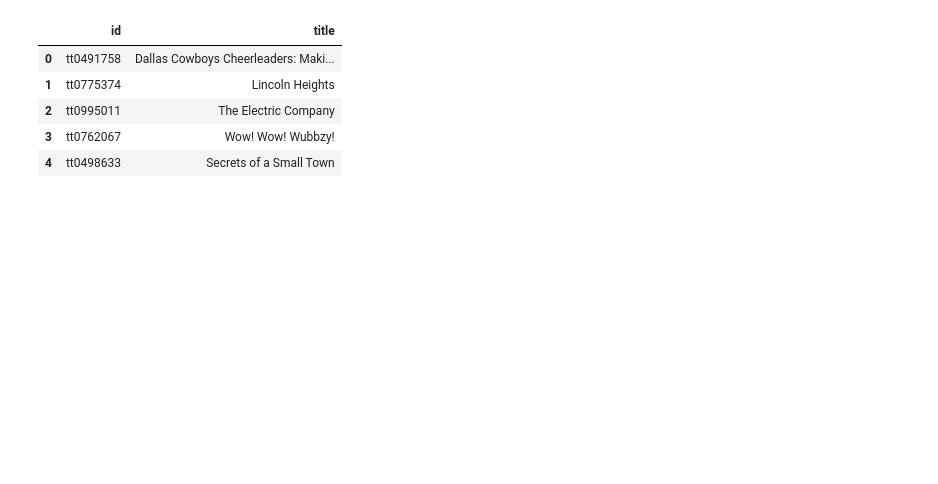
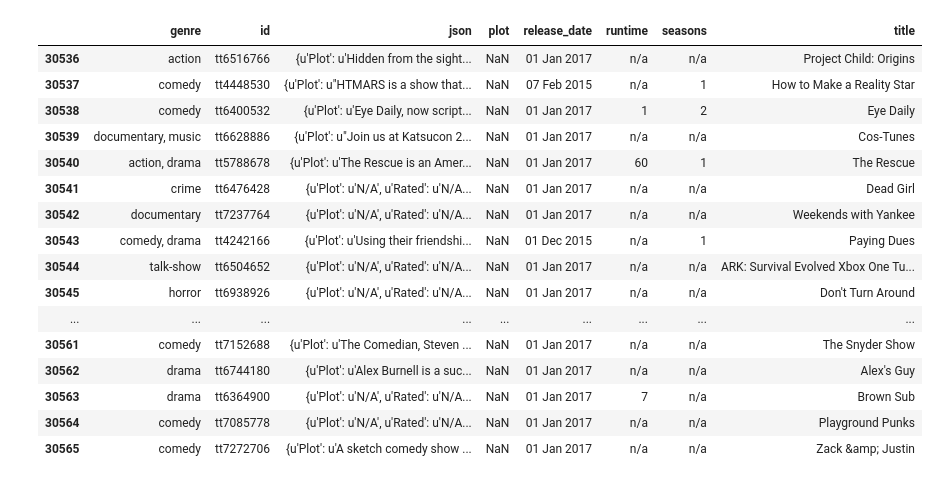
Before and after one commit to cgeppig/Will_My_Show_Get_Cancelled, a Jupyter notebook: new_data/new_data_acquisition.ipynb, the cells around one changed output. Drawn from its saved outputs; the diff is of its cells as text; code cells hidden in the pictures; blank space fills up the shorter version.

Commit message:
finished getting data from api, combined into one dataframe

```diff
--- a/new_data/new_data_acquisition.ipynb
+++ b/new_data/new_data_acquisition.ipynb
@@ -340,9 +444,20 @@ shows.shape
-# %%
-shows.head()
-# %% [output]
-|  | id | title |
-| 0 | tt0491758 | Dallas Cowboys Cheerleaders: Maki... |
-| 1 | tt0775374 | Lincoln Heights |
-| 2 | tt0995011 | The Electric Company |
-| 3 | tt0762067 | Wow! Wow! Wubbzy! |
-| 4 | tt0498633 | Secrets of a Small Town |
+# %%
+shows.tail(30)
+# %% [output]
+|  | genre | id | json | plot | release_date | runtime | seasons | title |
+| 30536 | action | tt6516766 | {u'Plot': u'Hidden from the sight... | NaN | 01 Jan 2017 | n/a | n/a | Project Child: Origins |
+| 30537 | comedy | tt4448530 | {u'Plot': u"HTMARS is a show that... | NaN | 07 Feb 2015 | n/a | 1 | How to Make a Reality Star |
+| 30538 | comedy | tt6400532 | {u'Plot': u'Eye Daily, now script... | NaN | 01 Jan 2017 | 1 | 2 | Eye Daily |
+| 30539 | documentary, music | tt6628886 | {u'Plot': u"Join us at Katsucon 2... | NaN | 01 Jan 2017 | n/a | n/a | Cos-Tunes |
+| 30540 | action, drama | tt5788678 | {u'Plot': u'The Rescue is an Amer... | NaN | 01 Jan 2017 | 60 | 1 | The Rescue |
+| 30541 | crime | tt6476428 | {u'Plot': u'N/A', u'Rated': u'N/A... | NaN | 01 Jan 2017 | n/a | n/a | Dead Girl |
+| 30542 | documentary | tt7237764 | {u'Plot': u'N/A', u'Rated': u'N/A... | NaN | 01 Jan 2017 | n/a | n/a | Weekends with Yankee |
+| 30543 | comedy, drama | tt4242166 | {u'Plot': u'Using their friendshi... | NaN | 01 Dec 2015 | n/a | 1 | Paying Dues |
+| 30544 | talk-show | tt6504652 | {u'Plot': u'N/A', u'Rated': u'N/A... | NaN | 01 Jan 2017 | n/a | n/a | ARK: Survival Evolved Xbox One Tu... |
+| 30545 | horror | tt6938926 | {u'Plot': u'N/A', u'Rated': u'N/A... | NaN | 01 Jan 2017 | n/a | n/a | Don't Turn Around |
+| ... | ... | ... | ... | ... | ... | ... | ... | ... |
+| 30561 | comedy | tt7152688 | {u'Plot': u'The Comedian, Steven ... | NaN | 01 Jan 2017 | n/a | n/a | The Snyder Show |
+| 30562 | drama | tt6744180 | {u'Plot': u'Alex Burnell is a suc... | NaN | 01 Jan 2017 | n/a | n/a | Alex's Guy |
+| 30563 | drama | tt6364900 | {u'Plot': u'N/A', u'Rated': u'N/A... | NaN | 01 Jan 2017 | 7 | n/a | Brown Sub |
+| 30564 | comedy | tt7085778 | {u'Plot': u'N/A', u'Rated': u'N/A... | NaN | 01 Jan 2017 | n/a | n/a | Playground Punks |
+| 30565 | comedy | tt7272706 | {u'Plot': u'A sketch comedy show ... | NaN | 01 Jan 2017 | n/a | n/a | Zack &amp; Justin |
```
Also changed, not shown: parts of 25 cells of this notebook, 24 other files.
